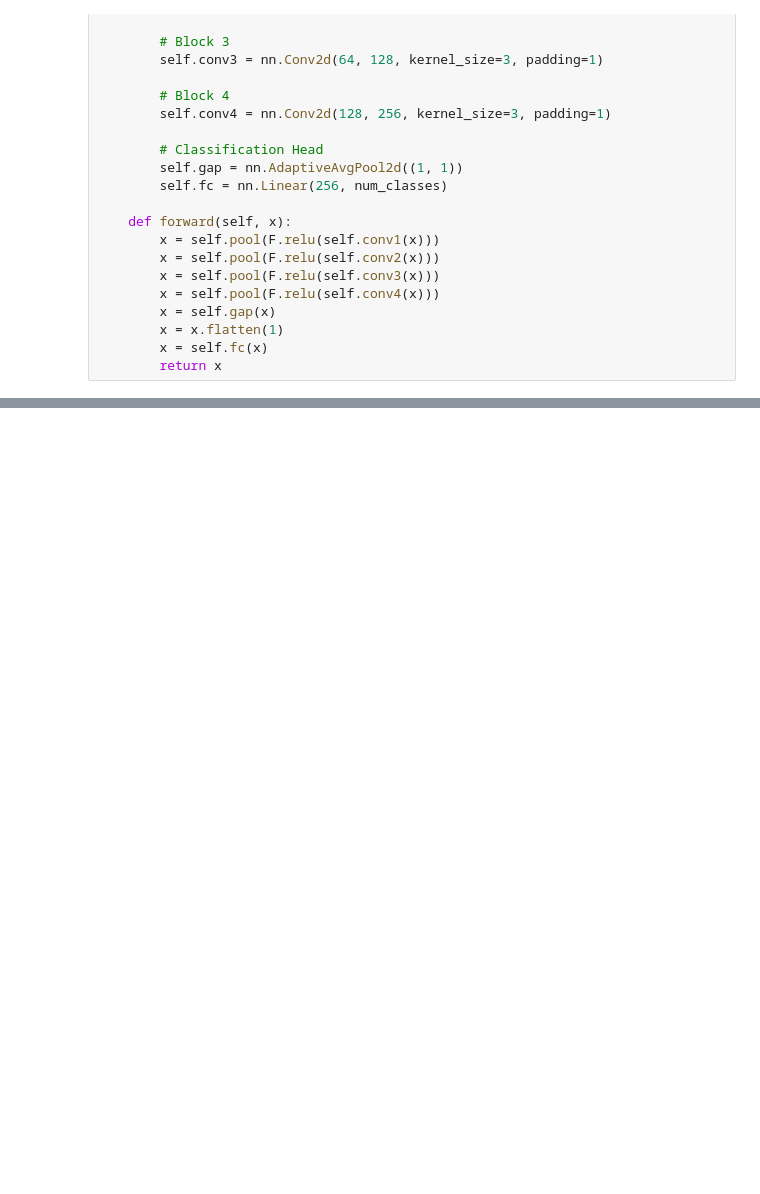
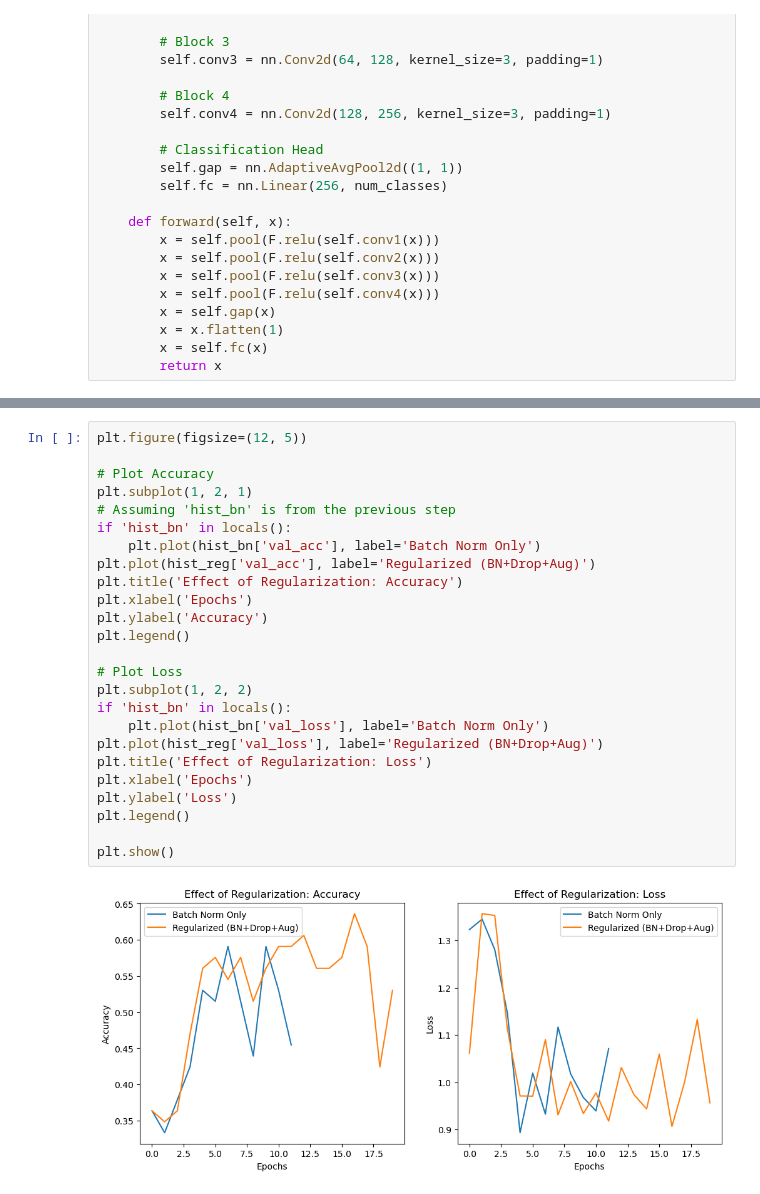
Before and after one commit to 1mache/toilet-detector, a Jupyter notebook: notebook_torch.ipynb, the cells around one changed output, grey strips where cells are left out. Cells and saved outputs as stored; diff of their text form; blank space fills up the shorter version.

```diff
--- a/notebook_torch.ipynb
+++ b/notebook_torch.ipynb
@@ -473,0 +644,27 @@ Best Val Acc: 0.6212
+# %%
+plt.figure(figsize=(12, 5))
+
+# Plot Accuracy
+plt.subplot(1, 2, 1)
+# Assuming 'hist_bn' is from the previous step
+if 'hist_bn' in locals():
+    plt.plot(hist_bn['val_acc'], label='Batch Norm Only')
+plt.plot(hist_reg['val_acc'], label='Regularized (BN+Drop+Aug)')
+plt.title('Effect of Regularization: Accuracy')
+plt.xlabel('Epochs')
+plt.ylabel('Accuracy')
+plt.legend()
+
+# Plot Loss
+plt.subplot(1, 2, 2)
+if 'hist_bn' in locals():
+    plt.plot(hist_bn['val_loss'], label='Batch Norm Only')
+plt.plot(hist_reg['val_loss'], label='Regularized (BN+Drop+Aug)')
+plt.title('Effect of Regularization: Loss')
+plt.xlabel('Epochs')
+plt.ylabel('Loss')
+plt.legend()
+
+plt.show()
+# %% [output]
+[figure, added]
```
Also changed, not shown: parts of 17 cells of this notebook, 3 other files.
